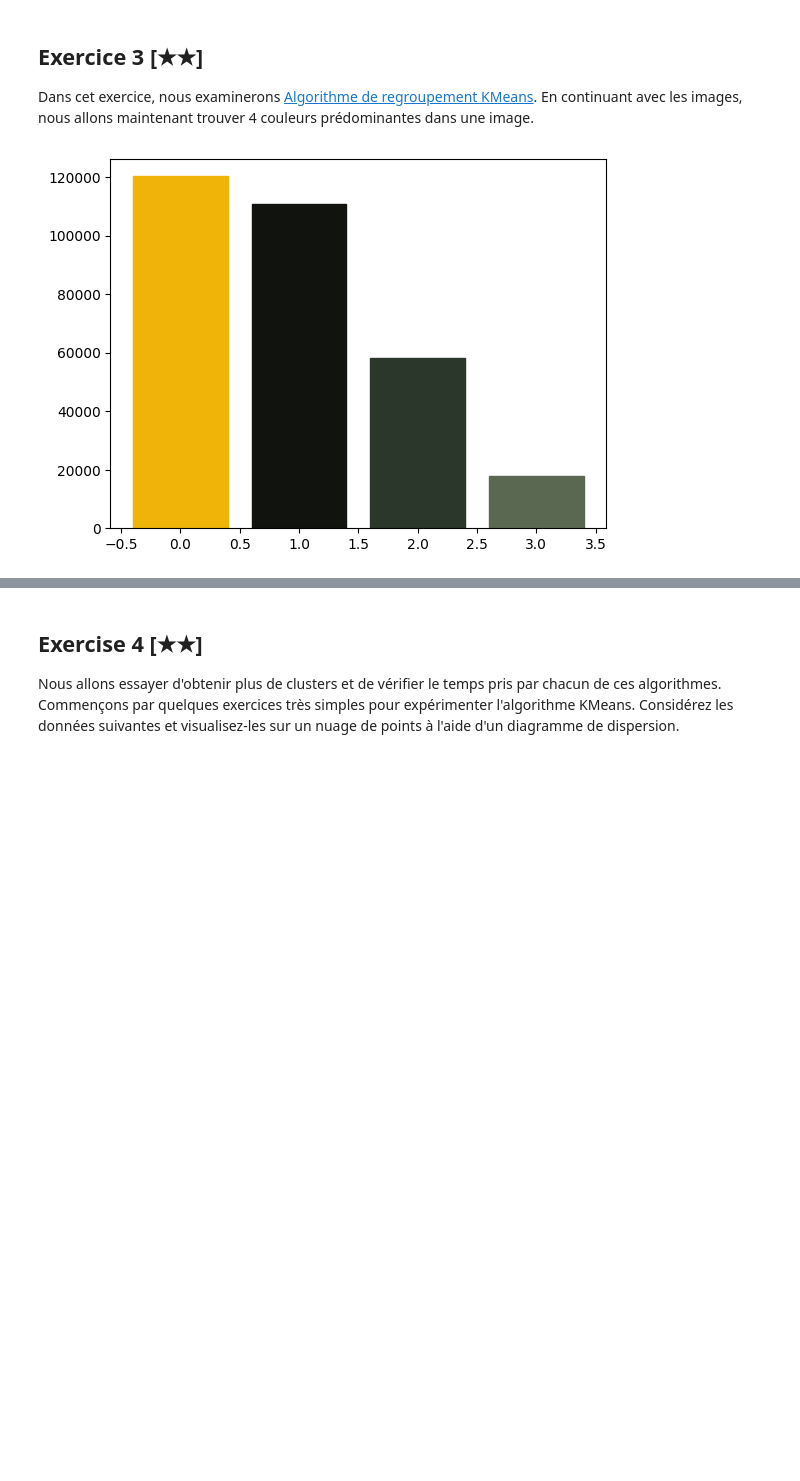
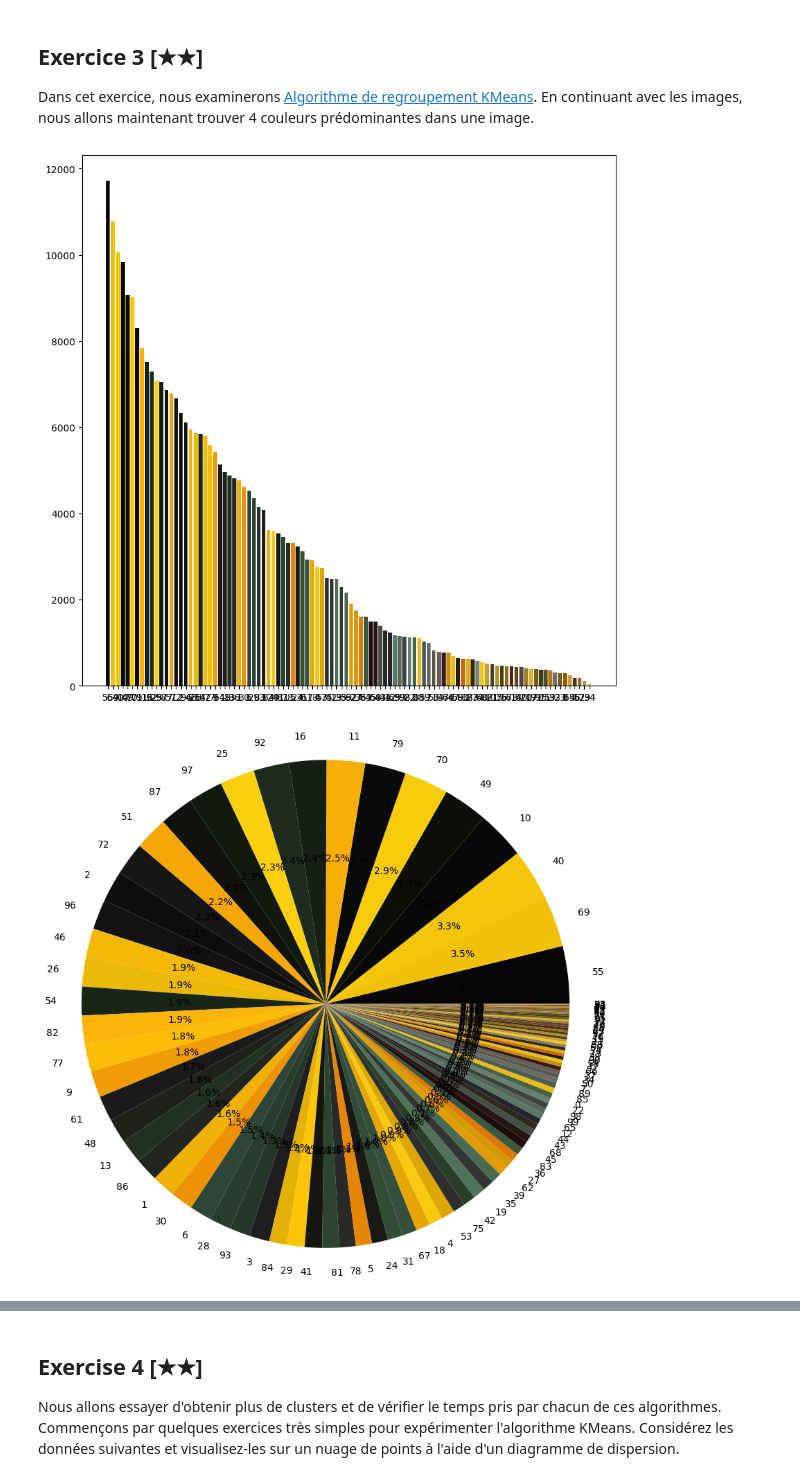
Before and after one commit to HotTeaDrink/DataMining, a Jupyter notebook: fr/TP2/tp2.ipynb, the cells around one changed output, grey strips where cells are left out. Saved outputs shown, nothing was run; the diff lists cells and outputs as text; code cells hidden in the pictures; blank space fills up the shorter version.

Commit message:
added main colors to tags

```diff
--- a/fr/TP2/tp2.ipynb
+++ b/fr/TP2/tp2.ipynb
@@ -305,30 +305,54 @@ En continuant avec les images, nous allons maintenant trouver 4 couleurs prédom
 # %%
 from PIL import Image
 import numpy
 import math
-import matplotlib.pyplot as plot
+import matplotlib.pyplot as plt
 from sklearn.cluster import KMeans
 
-imgfile = Image.open("../../images/flower.jpg")
-numarray = numpy.array(imgfile.getdata(), numpy.uint8)
-clusters = KMeans(n_clusters=4, n_init=2)
-clusters.fit(numarray)
-npbins = numpy.arange(0, 5)
-histogram = numpy.histogram(clusters.labels_, bins=npbins)
-labels = numpy.unique(clusters.labels_)
-barlist = plot.bar(labels, histogram[0])
-for i in range(4):
-    barlist[i].set_color(
-        "#%02x%02x%02x"
-        % (
-            math.ceil(clusters.cluster_centers_[i][0]),
-            math.ceil(clusters.cluster_centers_[i][1]),
-            math.ceil(clusters.cluster_centers_[i][2]),
-        )
-    )
-plot.show()
+def plot_bar_chart(clusters, num_bins):
+    npbins = numpy.arange(0, num_bins)
+    histogram = numpy.histogram(clusters.labels_, bins=npbins)
+    labels = numpy.unique(clusters.labels_)
+    freq_color_pairs = sorted(zip(histogram[0], labels), reverse=True)
+    frequencies, labels = zip(*freq_color_pairs)
+    colors = ['#%02x%02x%02x' % (
+        math.ceil(clusters.cluster_centers_[i][0]),
+        math.ceil(clusters.cluster_centers_[i][1]),
+        math.ceil(clusters.cluster_centers_[i][2])
+    ) for i in labels]
+    plt.bar(range(len(frequencies)), frequencies, color=colors)
+    plt.xticks(range(len(frequencies)), labels)
+    plt.show()
+
+def plot_pie_chart(clusters, num_bins):
+    npbins = numpy.arange(0, num_bins)
+    histogram = numpy.histogram(clusters.labels_, bins=npbins)
+    labels = numpy.unique(clusters.labels_)
+    freq_color_pairs = sorted(zip(histogram[0], labels), reverse=True)
+    frequencies, labels = zip(*freq_color_pairs)
+    colors = ['#%02x%02x%02x' % (
+        math.ceil(clusters.cluster_centers_[i][0]),
+        math.ceil(clusters.cluster_centers_[i][1]),
+        math.ceil(clusters.cluster_centers_[i][2])
+    ) for i in labels]
+    plt.pie(frequencies, labels=labels, colors=colors, autopct='%1.1f%%')
+    plt.axis('equal')
+    plt.show()
+
+def execute_color_analysis(image_path, num_clusters):
+    imgfile = Image.open(image_path)
+    numarray = numpy.array(imgfile.getdata(), numpy.uint8)
+    clusters = KMeans(n_clusters=num_clusters, n_init=2)
+    clusters.fit(numarray)
+
+    plot_bar_chart(clusters, num_clusters+1)
+    plot_pie_chart(clusters, num_clusters+1)
+
+# Example usage:
+execute_color_analysis("../../images/flower.jpg", 100)
 # %% [output]
-[figure, old version]
+[figure, new version]
+[figure, added]
 # %% [markdown]
 ![](attachment:../../images/barchart.png)
 
```
Also changed, not shown: parts of 1 cell of this notebook, 1 other file.
